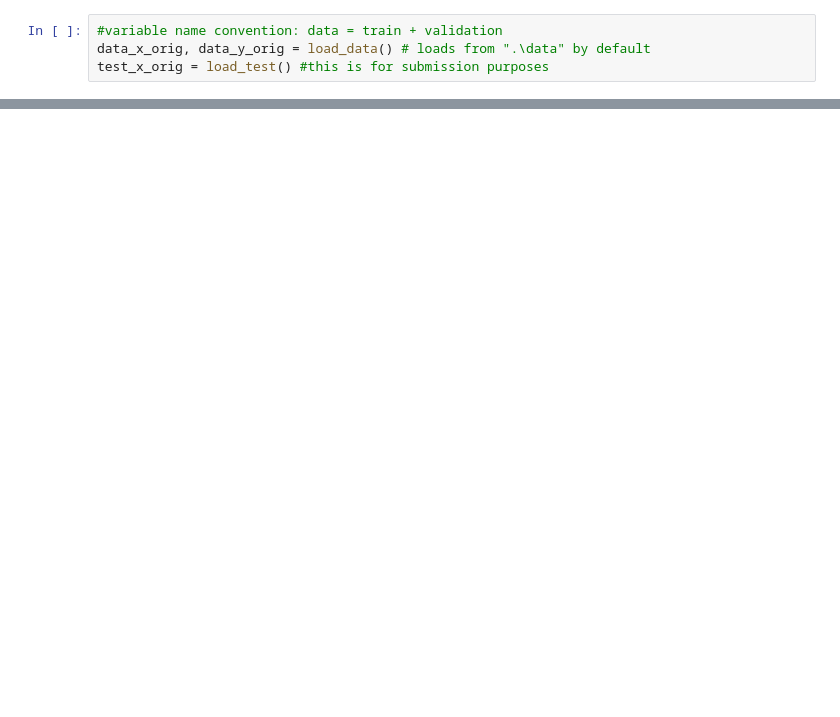
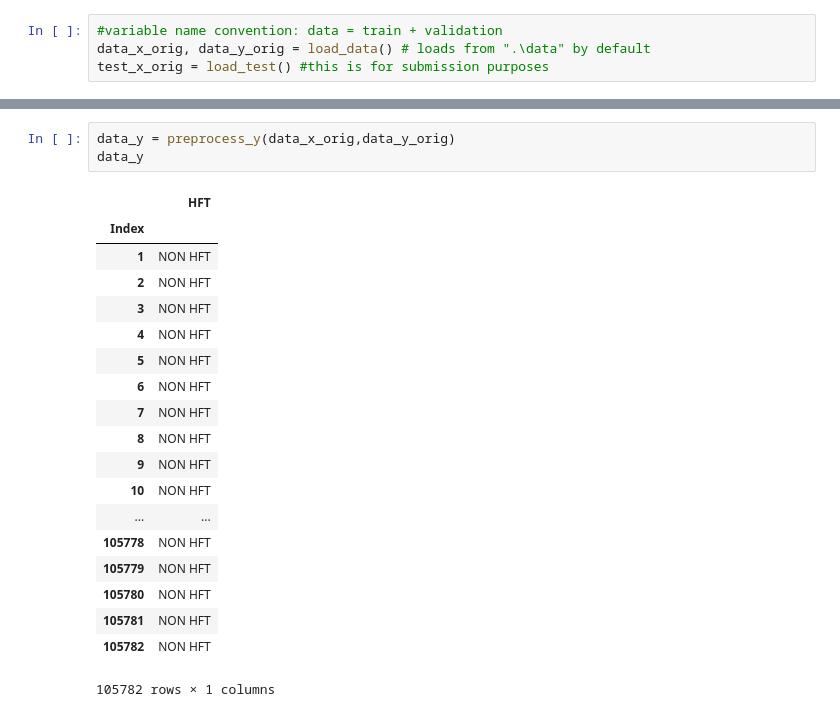
Before and after one commit to arthur-cahu/hft-finder, a Jupyter notebook: experiments.ipynb, the cells around one changed output, grey strips where cells are left out. Saved outputs shown, nothing was run; the diff lists cells and outputs as text; blank space fills up the shorter version.

Commit message:
Update preprocessing

```diff
--- a/experiments.ipynb
+++ b/experiments.ipynb
@@ -16,3 +37,26 @@ data_x
+# %%
+data_y = preprocess_y(data_x_orig,data_y_orig)
+data_y
+# %% [output]
+|  | HFT |
+| Index |  |
+| 1 | NON HFT |
+| 2 | NON HFT |
+| 3 | NON HFT |
+| 4 | NON HFT |
+| 5 | NON HFT |
+| 6 | NON HFT |
+| 7 | NON HFT |
+| 8 | NON HFT |
+| 9 | NON HFT |
+| 10 | NON HFT |
+| ... | ... |
+| 105778 | NON HFT |
+| 105779 | NON HFT |
+| 105780 | NON HFT |
+| 105781 | NON HFT |
+| 105782 | NON HFT |
+105782 rows × 1 columns
 # %%
 # look at missing data
 s = data_x.isna().sum()/data_x.count()
```
Also changed, not shown: parts of 4 cells of this notebook, 1 other file.
